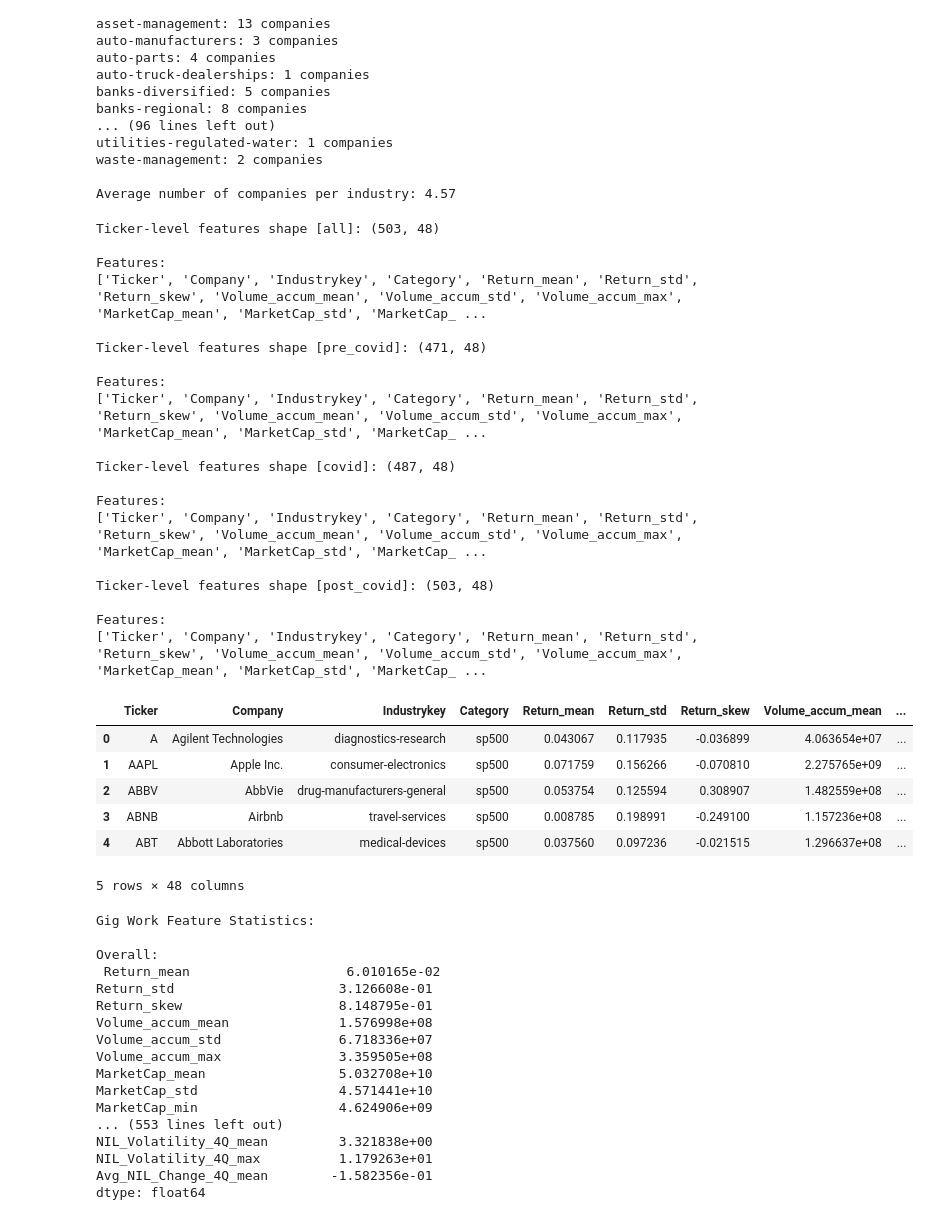
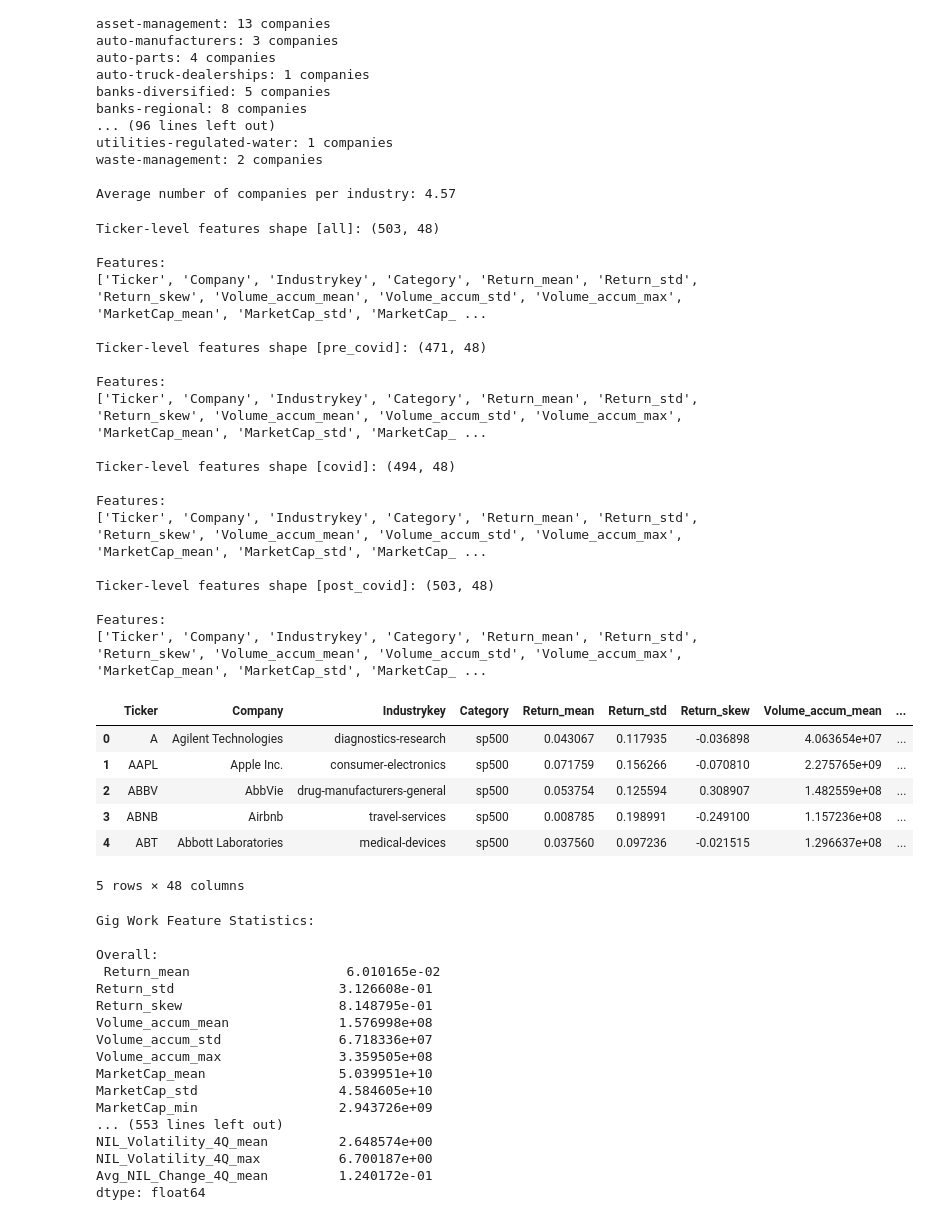
Before and after one commit to milleau98/2026-gig-data-analysis, a Jupyter notebook: notebooks/feature-selection/clustering_feature_engineering.ipynb, the cells around one changed output. Drawn from its saved outputs; the diff is of its cells as text; code cells hidden in the pictures.

```diff
--- a/notebooks/feature-selection/clustering_feature_engineering.ipynb
+++ b/notebooks/feature-selection/clustering_feature_engineering.ipynb
@@ -287,8 +286,8 @@ def aggregation_by_period(df):
     period_masks = {
         'all':        slice(None),                                          # all rows
         'pre_covid':  date_col <= '2019-12-31',
-        'covid':     (date_col >= '2020-01-01') & (date_col <= '2021-12-31'),
-        'post_covid': date_col >= '2022-01-01',
+        'covid':     (date_col >= '2020-01-01') & (date_col <= '2022-12-31'),
+        'post_covid': date_col >= '2023-01-01',
     }
 
     results = {}
@@ -299,35 +298,35 @@ def aggregation_by_period(df):
     return results
 
 
 period_aggregations = aggregation_by_period(input_df)
 pre_covid_ef, pre_covid_fc, pre_covid_en = period_aggregations['pre_covid']
 covid_ef, covid_fc, covid_en = period_aggregations['covid']
 post_covid_ef, post_covid_fc, post_covid_en = period_aggregations['post_covid']
 
 engineered_features, feature_cols, eng_feat_non_numeric = period_aggregations['all']
 engineered_features.head()
 # %% [output]
 Ticker-level features shape [all]: (503, 48)
 
 Features:
 ['Ticker', 'Company', 'Industrykey', 'Category', 'Return_mean', 'Return_std', 'Return_skew', 'Volume_accum_mean', 'Volume_accum_std', 'Volume_accum_max', 'MarketCap_mean', 'MarketCap_std', 'MarketCap_ ...
 
 Ticker-level features shape [pre_covid]: (471, 48)
 
 Features:
 ['Ticker', 'Company', 'Industrykey', 'Category', 'Return_mean', 'Return_std', 'Return_skew', 'Volume_accum_mean', 'Volume_accum_std', 'Volume_accum_max', 'MarketCap_mean', 'MarketCap_std', 'MarketCap_ ...
 
-Ticker-level features shape [covid]: (487, 48)
+Ticker-level features shape [covid]: (494, 48)
 
 Features:
 ['Ticker', 'Company', 'Industrykey', 'Category', 'Return_mean', 'Return_std', 'Return_skew', 'Volume_accum_mean', 'Volume_accum_std', 'Volume_accum_max', 'MarketCap_mean', 'MarketCap_std', 'MarketCap_ ...
 
 Ticker-level features shape [post_covid]: (503, 48)
 
 Features:
 ['Ticker', 'Company', 'Industrykey', 'Category', 'Return_mean', 'Return_std', 'Return_skew', 'Volume_accum_mean', 'Volume_accum_std', 'Volume_accum_max', 'MarketCap_mean', 'MarketCap_std', 'MarketCap_ ...
 |  | Ticker | Company | Industrykey | Category | Return_mean | Return_std | Return_skew | Volume_accum_mean | ... |
-| 0 | A | Agilent Technologies | diagnostics-research | sp500 | 0.043067 | 0.117935 | -0.036899 | 4.063654e+07 | ... |
+| 0 | A | Agilent Technologies | diagnostics-research | sp500 | 0.043067 | 0.117935 | -0.036898 | 4.063654e+07 | ... |
 | 1 | AAPL | Apple Inc. | consumer-electronics | sp500 | 0.071759 | 0.156266 | -0.070810 | 2.275765e+09 | ... |
 | 2 | ABBV | AbbVie | drug-manufacturers-general | sp500 | 0.053754 | 0.125594 | 0.308907 | 1.482559e+08 | ... |
 | 3 | ABNB | Airbnb | travel-services | sp500 | 0.008785 | 0.198991 | -0.249100 | 1.157236e+08 | ... |
@@ -377,13 +362,13 @@ Return_skew                    8.148795e-01
 Volume_accum_mean              1.576998e+08
 Volume_accum_std               6.718336e+07
 Volume_accum_max               3.359505e+08
-MarketCap_mean                 5.032708e+10
-MarketCap_std                  4.571441e+10
-MarketCap_min                  4.624906e+09
+MarketCap_mean                 5.039951e+10
+MarketCap_std                  4.584605e+10
+MarketCap_min                  2.943726e+09
 ... (553 lines left out)
-NIL_Volatility_4Q_mean         3.321838e+00
-NIL_Volatility_4Q_max          1.179263e+01
-Avg_NIL_Change_4Q_mean        -1.582356e-01
+NIL_Volatility_4Q_mean         2.648574e+00
+NIL_Volatility_4Q_max          6.700187e+00
+Avg_NIL_Change_4Q_mean         1.240172e-01
 dtype: float64
 # %%
 # save the overall clustering data for feature selection and clustering steps
```
Also changed, not shown: parts of 3 cells of this notebook, 23 other files.
